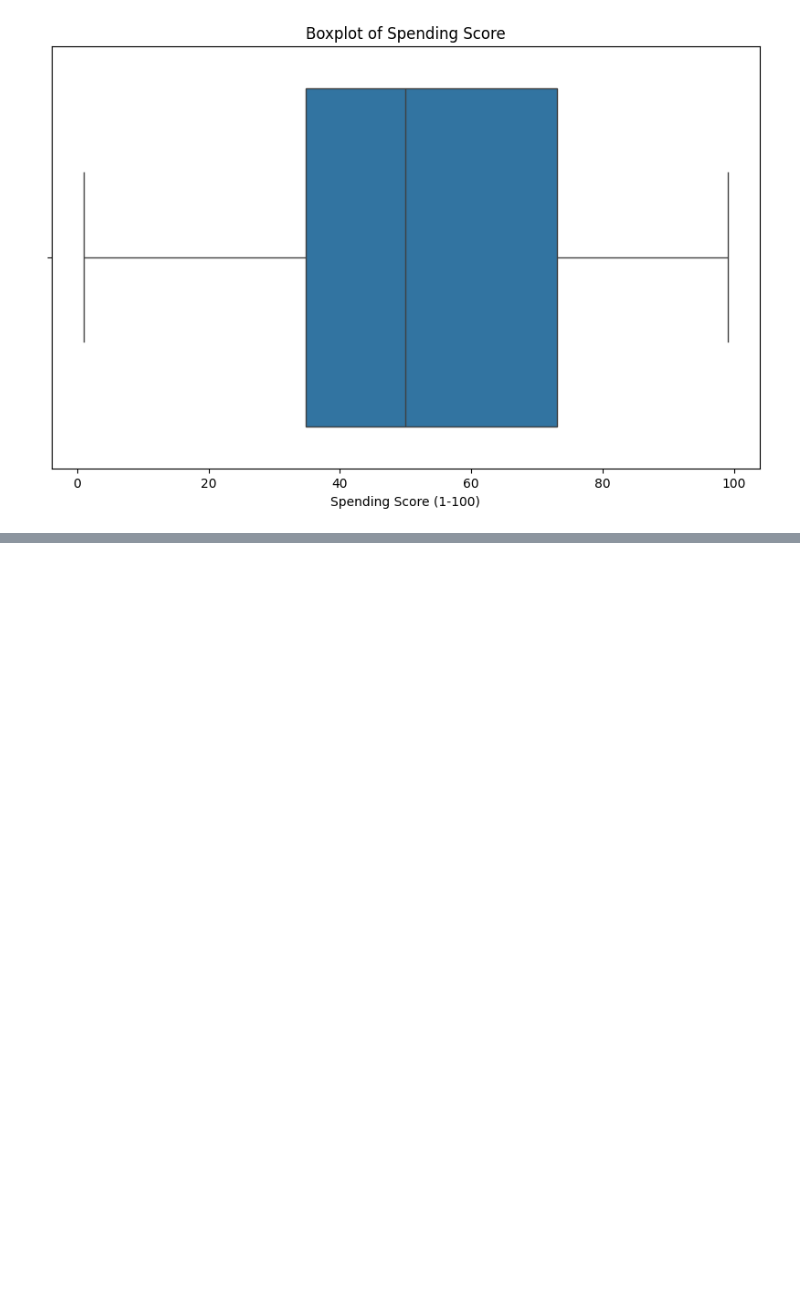
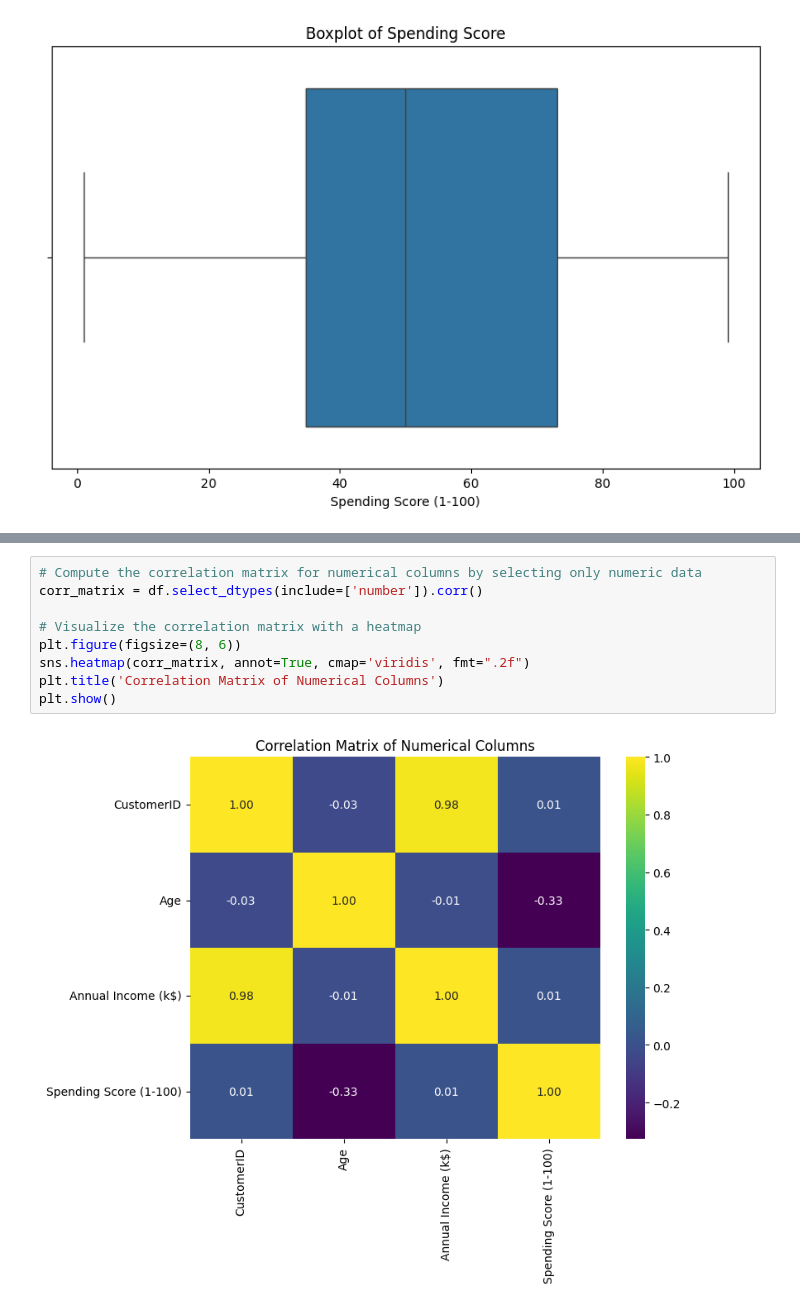
Before and after one commit to Aum-Barai/AIML316-ADML, a Jupyter notebook: prac-5-mail.ipynb, the cells around one changed output, grey strips where cells are left out. Cells and saved outputs as stored; diff of their text form; blank space fills up the shorter version.

```diff
--- a/prac-5-mail.ipynb
+++ b/prac-5-mail.ipynb
@@ -100,0 +156,11 @@ plt.show()
+# %%
+# Compute the correlation matrix for numerical columns by selecting only numeric data
+corr_matrix = df.select_dtypes(include=['number']).corr()
+
+# Visualize the correlation matrix with a heatmap
+plt.figure(figsize=(8, 6))
+sns.heatmap(corr_matrix, annot=True, cmap='viridis', fmt=".2f")
+plt.title('Correlation Matrix of Numerical Columns')
+plt.show()
+# %% [output]
+[figure, added]
```
Also changed, not shown: parts of 12 cells of this notebook.
